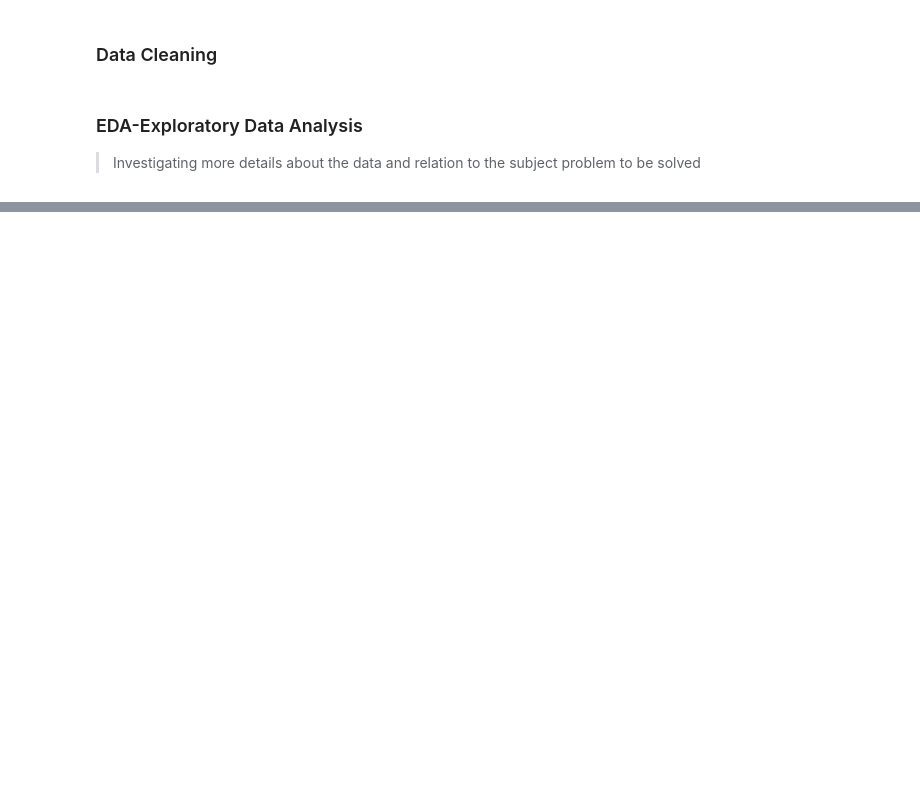
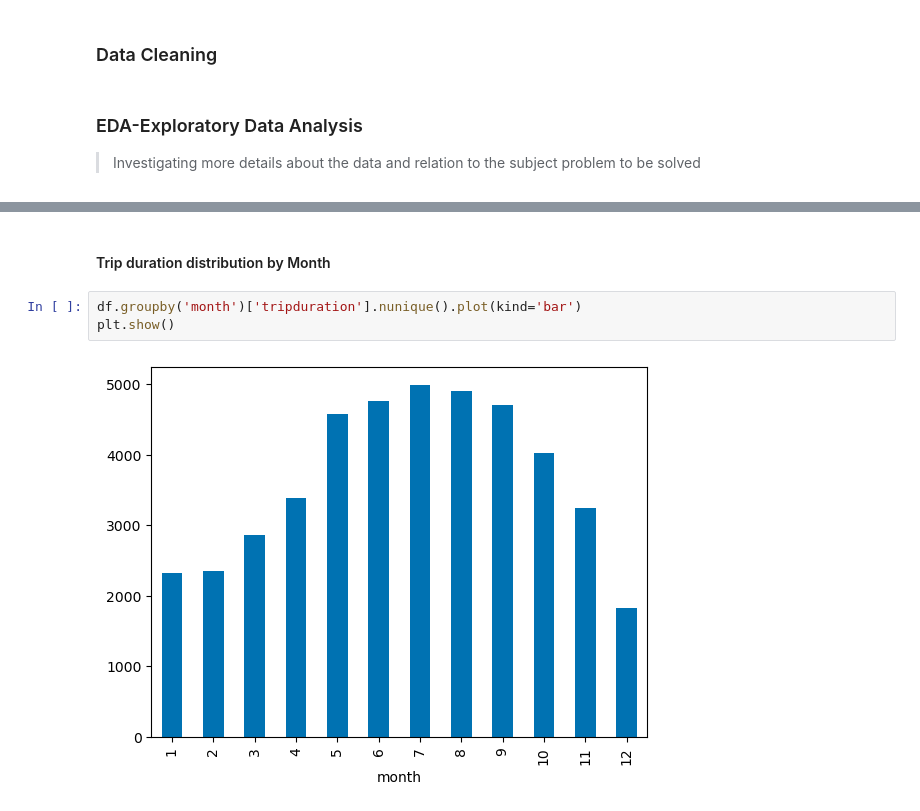
Before and after one commit to simononen/ML_bike_sharing, a Jupyter notebook: EDA_analysis.ipynb, the cells around one changed output, grey strips where cells are left out. Cells and saved outputs as stored; diff of their text form; blank space fills up the shorter version.

```diff
--- a/EDA_analysis.ipynb
+++ b/EDA_analysis.ipynb
@@ -135,0 +286,7 @@ Merge the dataset into one
+# %% [markdown]
+#### Trip duration distribution by Month
+# %%
+df.groupby('month')['tripduration'].nunique().plot(kind='bar')
+plt.show()
+# %% [output]
+[figure, added]
```
Also changed, not shown: parts of 30 cells of this notebook, 1 other file.
